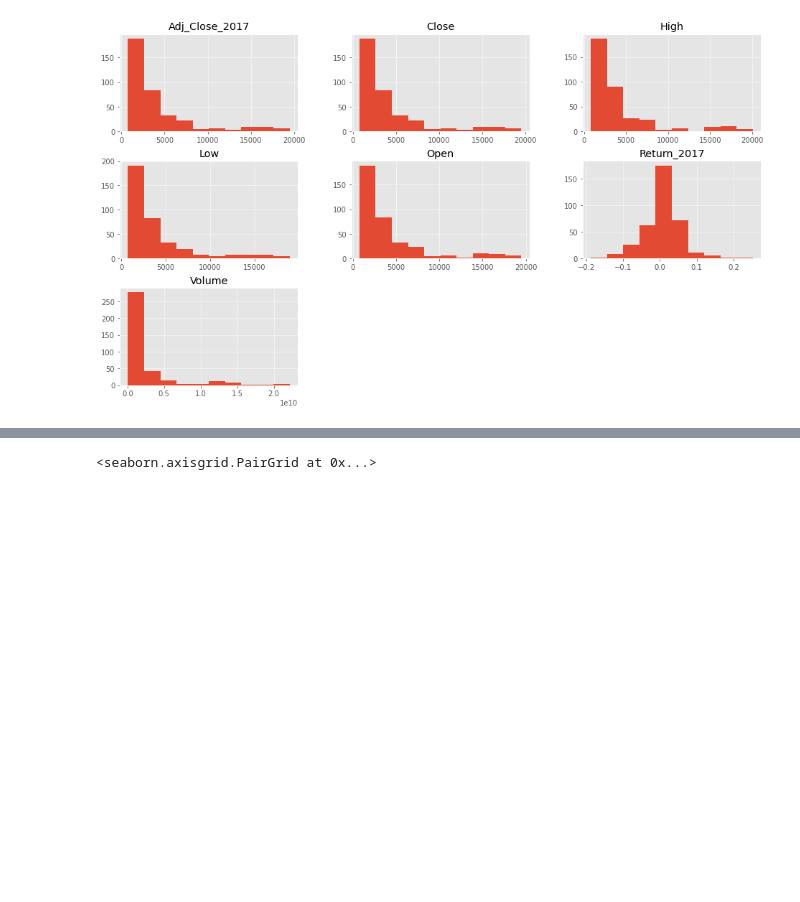
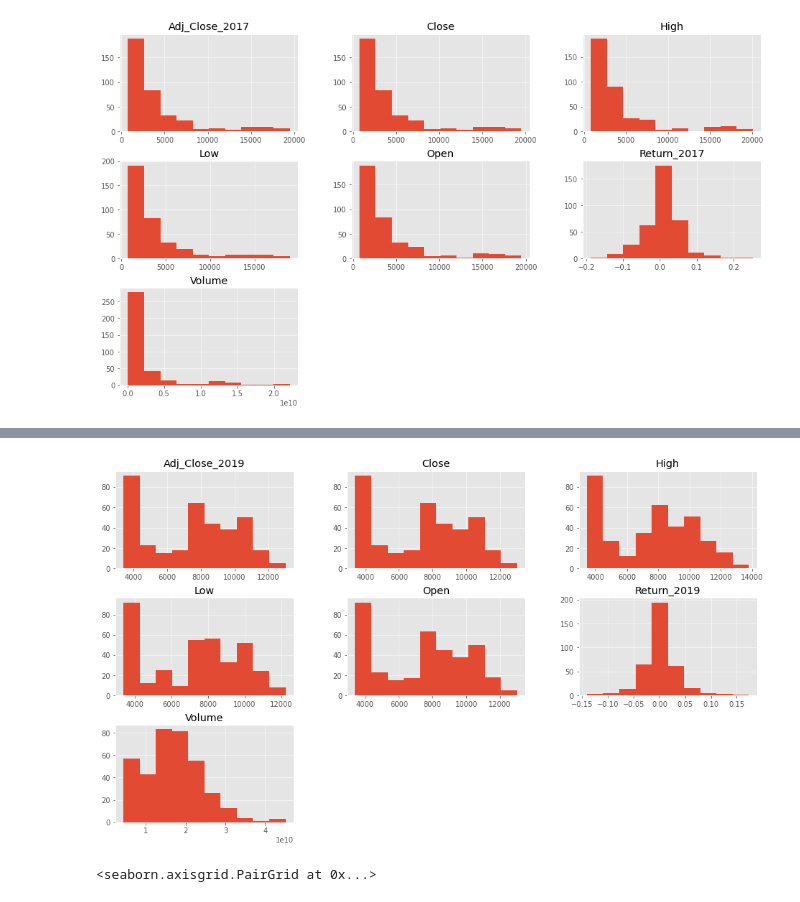
Before and after one commit to cristiandarioortegayubro/Google-Colaboratory-en-Ciencias-Economicas, a Jupyter notebook: Analisis_exploratorio_de_datos.ipynb, the cells around one changed output, grey strips where cells are left out. Saved outputs shown, nothing was run; the diff lists cells and outputs as text; code cells hidden in the pictures; blank space fills up the shorter version.

```diff
--- a/Analisis_exploratorio_de_datos.ipynb
+++ b/Analisis_exploratorio_de_datos.ipynb
@@ -1076,3 +1144,8 @@ plot.show()
+# %%
+BITCOIN2019.drop(['Day'],1).hist()
+plot.show()
+# %% [output]
+[figure, added]
 # %%
 sb.pairplot(BITCOIN2017.dropna(), hue='Day',size=4,vars=["Adj_Close_2017","Return_2017"],kind='scatter')
 # %% [output]
```
Also changed, not shown: parts of 36 cells of this notebook.
